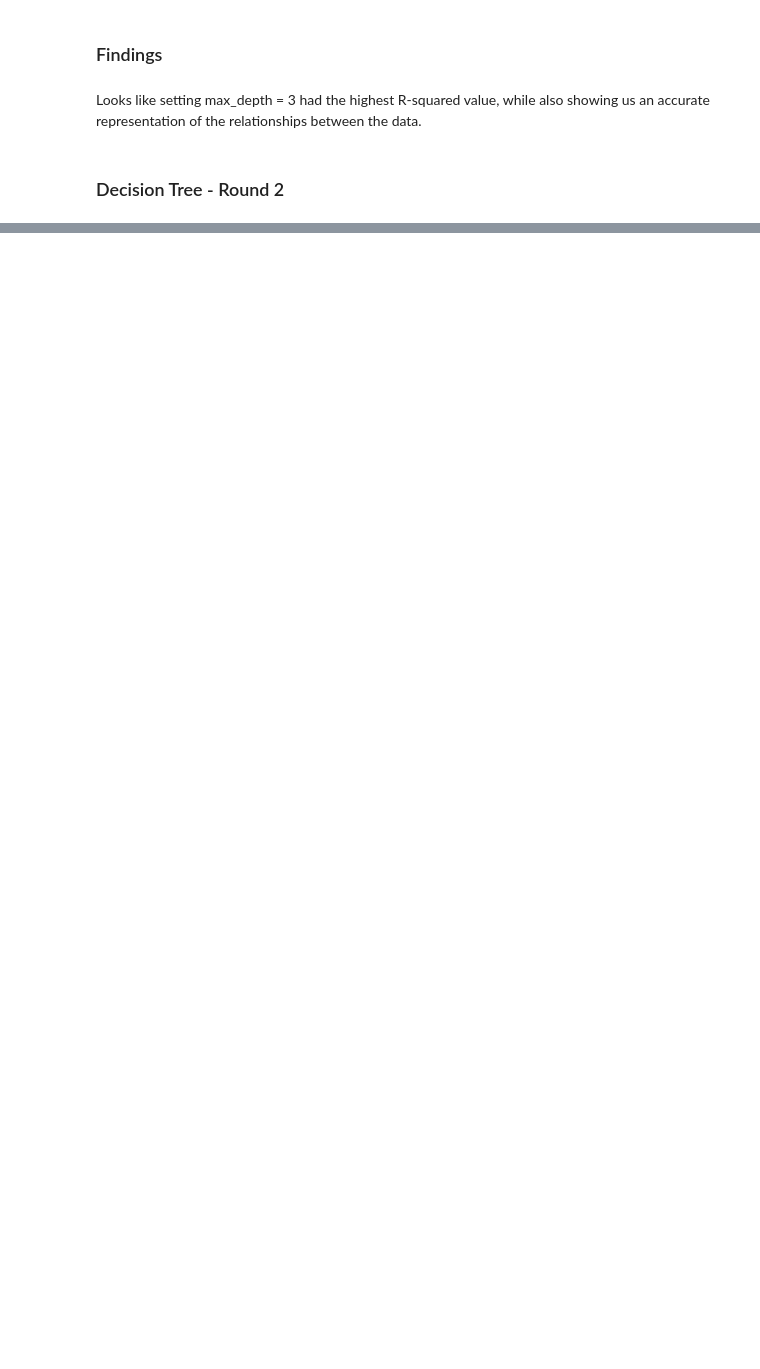
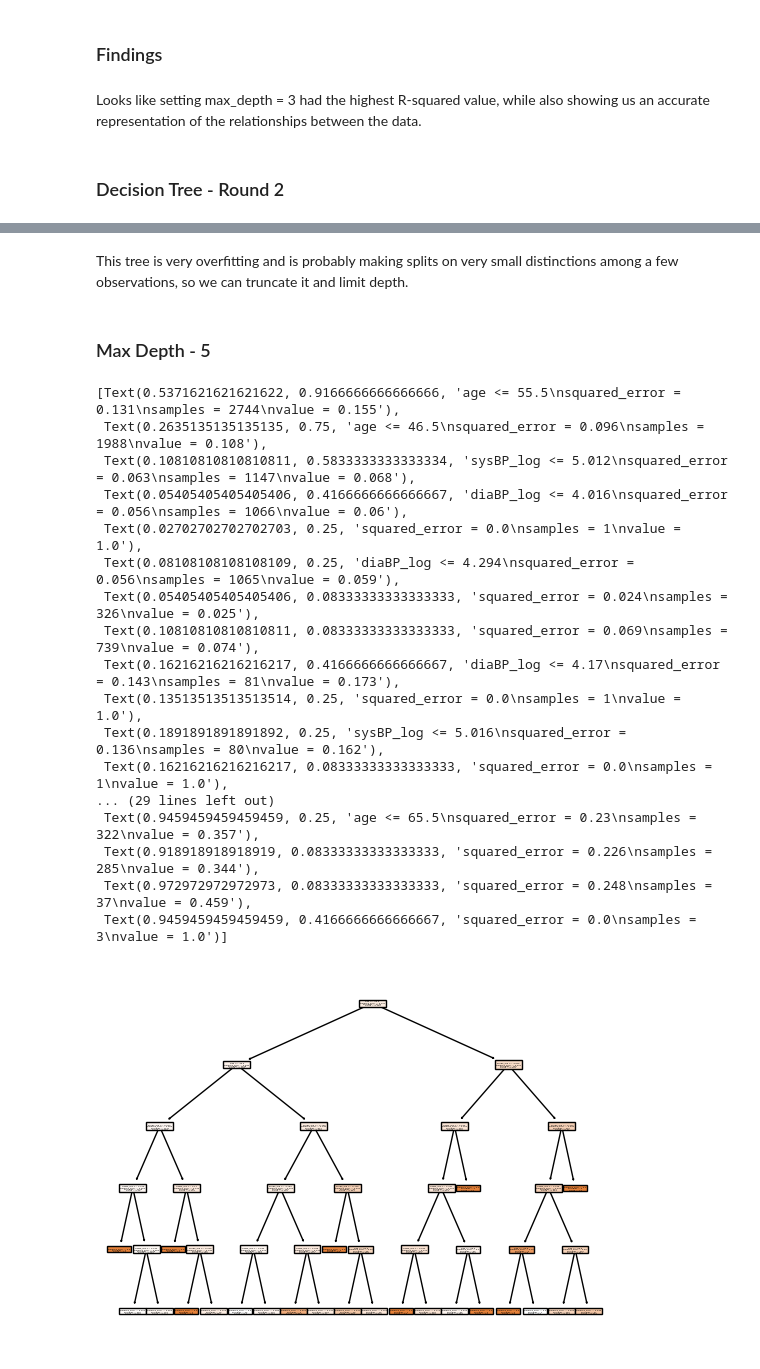
Before and after one commit to amolaka/Notable-Projects, a Jupyter notebook: CHD_Paper.ipynb, the cells around one changed output, grey strips where cells are left out. Saved outputs shown, nothing was run; the diff lists cells and outputs as text; code cells hidden in the pictures; blank space fills up the shorter version.

```diff
--- a/CHD_Paper.ipynb
+++ b/CHD_Paper.ipynb
@@ -706,0 +838,41 @@ forest_importances.plot.bar()
+# %% [markdown]
+This tree is very overfitting and is probably making splits on very small distinctions among a few observations, so we can truncate it and limit depth.
+# %% [markdown]
+### Max Depth - 5
+# %%
+# Another Decision Tree, but with a limited depth
+
+# Process data
+y = tree_data['TenYearCHD']
+X = tree_data.drop(['TenYearCHD'], axis = 1)
+y_test = tree_test_data['TenYearCHD']
+X_test = tree_test_data.drop(['TenYearCHD'], axis = 1)
+
+# Fit tree
+tree = DecisionTreeRegressor(max_depth = 5)
+tree = tree.fit(X, y)
+
+# Make predictions on the test data
+y_hat = tree.predict(X_test)
+
+# Visualize results
+plot_tree(tree, filled = True, feature_names = tree.feature_names_in_)
+# %% [output]
+[Text(0.5371621621621622, 0.9166666666666666, 'age <= 55.5\nsquared_error = 0.131\nsamples = 2744\nvalue = 0.155'),
+ Text(0.2635135135135135, 0.75, 'age <= 46.5\nsquared_error = 0.096\nsamples = 1988\nvalue = 0.108'),
+ Text(0.10810810810810811, 0.5833333333333334, 'sysBP_log <= 5.012\nsquared_error = 0.063\nsamples = 1147\nvalue = 0.068'),
+ Text(0.05405405405405406, 0.4166666666666667, 'diaBP_log <= 4.016\nsquared_error = 0.056\nsamples = 1066\nvalue = 0.06'),
+ Text(0.02702702702702703, 0.25, 'squared_error = 0.0\nsamples = 1\nvalue = 1.0'),
+ Text(0.08108108108108109, 0.25, 'diaBP_log <= 4.294\nsquared_error = 0.056\nsamples = 1065\nvalue = 0.059'),
+ Text(0.05405405405405406, 0.08333333333333333, 'squared_error = 0.024\nsamples = 326\nvalue = 0.025'),
+ Text(0.10810810810810811, 0.08333333333333333, 'squared_error = 0.069\nsamples = 739\nvalue = 0.074'),
+ Text(0.16216216216216217, 0.4166666666666667, 'diaBP_log <= 4.17\nsquared_error = 0.143\nsamples = 81\nvalue = 0.173'),
+ Text(0.13513513513513514, 0.25, 'squared_error = 0.0\nsamples = 1\nvalue = 1.0'),
+ Text(0.1891891891891892, 0.25, 'sysBP_log <= 5.016\nsquared_error = 0.136\nsamples = 80\nvalue = 0.162'),
+ Text(0.16216216216216217, 0.08333333333333333, 'squared_error = 0.0\nsamples = 1\nvalue = 1.0'),
+... (29 lines left out)
+ Text(0.9459459459459459, 0.25, 'age <= 65.5\nsquared_error = 0.23\nsamples = 322\nvalue = 0.357'),
+ Text(0.918918918918919, 0.08333333333333333, 'squared_error = 0.226\nsamples = 285\nvalue = 0.344'),
+ Text(0.972972972972973, 0.08333333333333333, 'squared_error = 0.248\nsamples = 37\nvalue = 0.459'),
+ Text(0.9459459459459459, 0.4166666666666667, 'squared_error = 0.0\nsamples = 3\nvalue = 1.0')]
+[figure, added]
```
Also changed, not shown: parts of 46 cells of this notebook.
